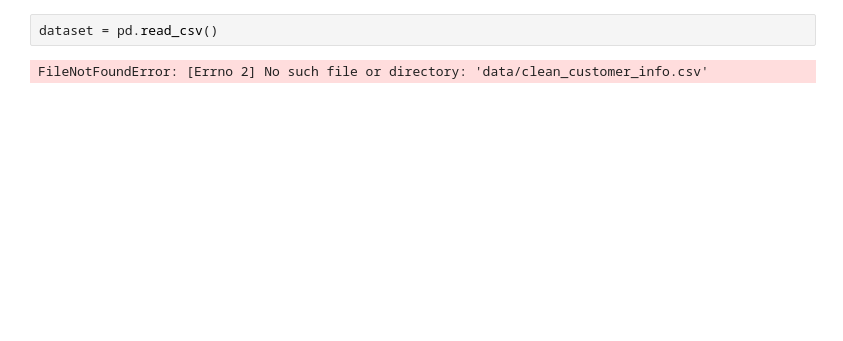
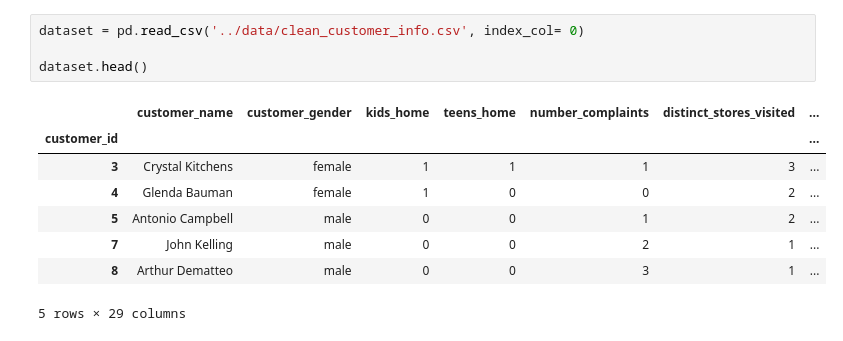
Before and after one commit to tiago2806/ml_project, a Jupyter notebook: notebooks/03_modelling.ipynb, the cells around one changed output. Saved outputs shown, nothing was run; the diff lists cells and outputs as text; blank space fills up the shorter version.

```diff
--- a/notebooks/03_modelling.ipynb
+++ b/notebooks/03_modelling.ipynb
@@ -15,4 +25,13 @@ ModuleNotFoundError: No module named 'utils'
 # %%
-dataset = pd.read_csv()
+dataset = pd.read_csv('../data/clean_customer_info.csv', index_col= 0)
+
+dataset.head()
 # %% [output]
+|  | customer_name | customer_gender | kids_home | teens_home | number_complaints | distinct_stores_visited | ... |
+| customer_id |  |  |  |  |  |  | ... |
+| 3 | Crystal Kitchens | female | 1 | 1 | 1 | 3 | ... |
+| 4 | Glenda Bauman | female | 1 | 0 | 0 | 2 | ... |
+| 5 | Antonio Campbell | male | 0 | 0 | 1 | 2 | ... |
+| 7 | John Kelling | male | 0 | 0 | 2 | 1 | ... |
+| 8 | Arthur Dematteo | male | 0 | 0 | 3 | 1 | ... |
-FileNotFoundError: [Errno 2] No such file or directory: 'data/clean_customer_info.csv'
+5 rows × 29 columns
```
Also changed, not shown: parts of 18 cells of this notebook, 2 other files.
